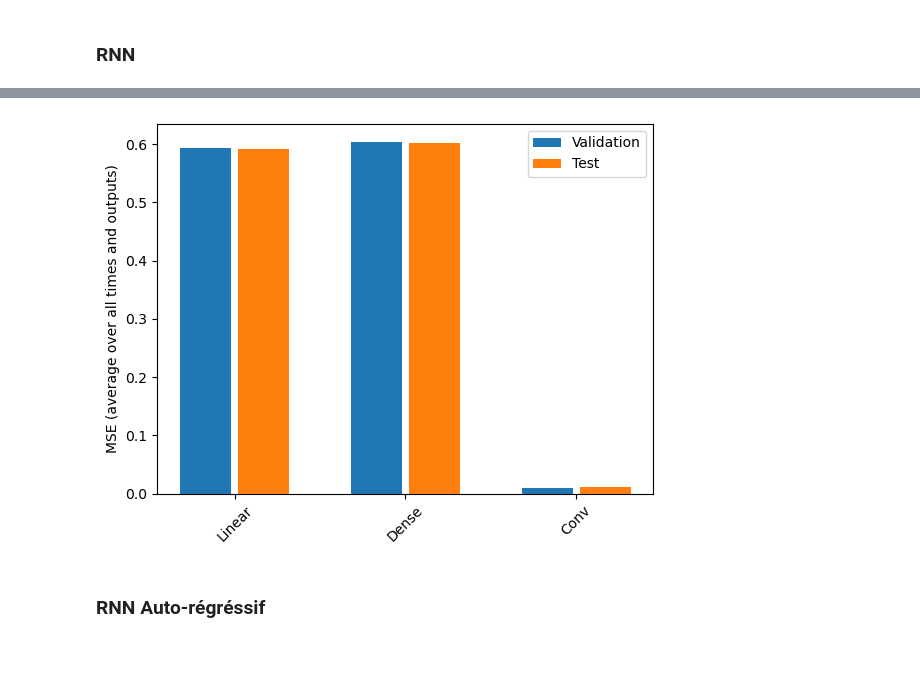
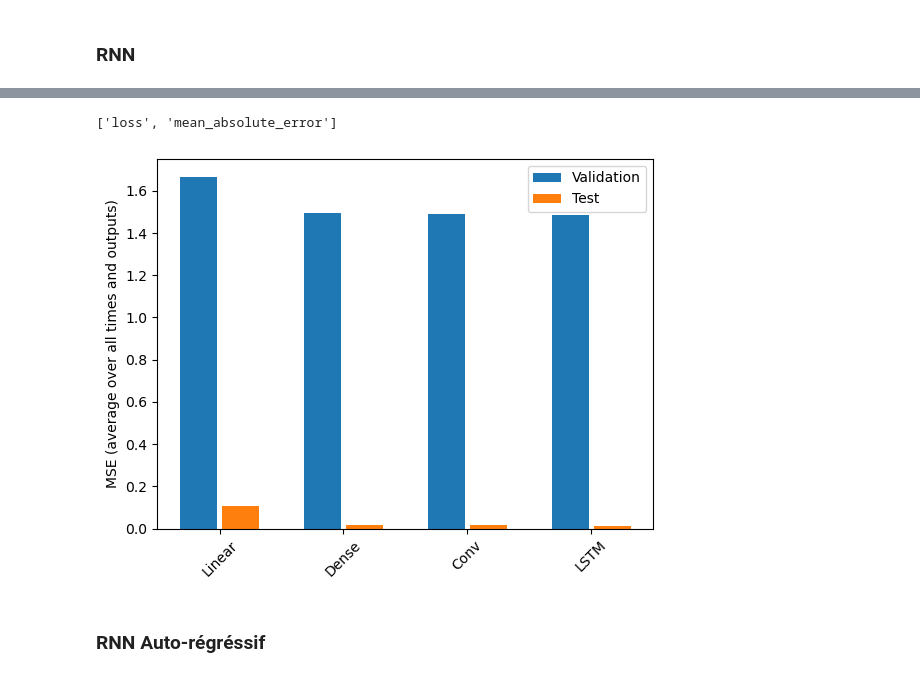
Before and after one commit to AlexandreThomassin/PIIA-Marees, a Jupyter notebook: Prédictions Loire/Multi-Step Model.ipynb, the cells around one changed output, grey strips where cells are left out. Drawn from its saved outputs; the diff is of its cells as text; code cells hidden in the pictures.

```diff
--- a/Prédictions Loire/Multi-Step Model.ipynb
+++ b/Prédictions Loire/Multi-Step Model.ipynb
@@ -46,8 +70,8 @@ print(df)
 # %%
-values = df.loc[df["Source"] == 3]
+values = df
 #values.pop('Source')
 #date_time = pandas.to_datetime(values.pop('Date'), format='%d/%m/%Y %H:%M:%S')
 #values["Time"] = [(i)*10 for i in range(len(values))]
 #values.drop('Source', axis = 1, inplace = True)
 #values['Valeur'] = values['Valeur'].transform(lambda x: int(1000*x))
-print(values)
+#print(values)
@@ -421,7 +490,7 @@ multi_dense_model = tf.keras.Sequential([
     # Shape [batch, time, features] => [batch, 1, features]
     tf.keras.layers.Lambda(lambda x: x[:, -1:, :]),
     # Shape => [batch, 1, dense_units]
-    tf.keras.layers.Dense(512, activation='relu'),
+    tf.keras.layers.Dense(128, activation='relu'),
     # Shape => [batch, out_steps*features]
     tf.keras.layers.Dense(OUT_STEPS*num_features,
                           kernel_initializer=tf.initializers.zeros()),
@@ -431,8 +500,9 @@ multi_dense_model = tf.keras.Sequential([
 
 history = compile_and_fit(multi_dense_model, multi_window)
 
-IPython.display.clear_output()
-multi_val_performance['Dense'] = multi_dense_model.evaluate(multi_window.val)
-multi_performance['Dense'] = multi_dense_model.evaluate(multi_window.test, verbose=0)
-multi_window.plot(multi_dense_model)
+print("Evaluate Validation set")
+multi_val_performance['Dense'] = multi_dense_model.evaluate(multi_window.val, callbacks=[tqdm_callback], verbose=0)
+print("Evaluate Test set")
+dense_test = multi_dense_model.evaluate(multi_window.test, callbacks=[tqdm_callback], verbose=0)
+multi_performance['Dense'] = dense_test
 # %% [output]
@@ -446,19 +545,19 @@ multi_conv_model = tf.keras.Sequential([
     # Shape [batch, time, features] => [batch, CONV_WIDTH, features]
     tf.keras.layers.Lambda(lambda x: x[:, -3:, :]),
     # Shape => [batch, 1, conv_units]
-    tf.keras.layers.Conv1D(128, activation='relu', kernel_size=(3)),
+    tf.keras.layers.Conv1D(64, activation='relu', kernel_size=(3)),
     # Shape => [batch, 1,  out_steps*features]
     tf.keras.layers.Dense(OUT_STEPS*num_features,
                           kernel_initializer=tf.initializers.zeros()),
     # Shape => [batch, out_steps, features]
-    tf.keras.layers.Reshape([10, 2])
+    tf.keras.layers.Reshape([OUT_STEPS, num_features])
 ])
 
 history = compile_and_fit(multi_conv_model, multi_window)
 
-IPython.display.clear_output()
-
-multi_val_performance['Conv'] = multi_conv_model.evaluate(multi_window.val)
-multi_performance['Conv'] = multi_conv_model.evaluate(multi_window.test, verbose=0)
-multi_window.plot(multi_conv_model)
+print("Evaluate Validation set")
+multi_val_performance['Conv'] = multi_conv_model.evaluate(multi_window.val, callbacks=[tqdm_callback], verbose=0)
+print("Evaluate Test set")
+cnn_test = multi_conv_model.evaluate(multi_window.test, callbacks=[tqdm_callback], verbose=0)
+multi_performance['Conv'] = cnn_test
 # %% [output]
@@ -489,7 +612,7 @@ INFO:tensorflow:Assets written to: models/MultiCNN/assets
 multi_lstm_model = tf.keras.Sequential([
     # Shape [batch, time, features] => [batch, lstm_units].
     # Adding more `lstm_units` just overfits more quickly.
-    tf.keras.layers.LSTM(32, return_sequences=False),
+    tf.keras.layers.LSTM(64, return_sequences=False),
     # Shape => [batch, out_steps*features].
     tf.keras.layers.Dense(OUT_STEPS*num_features,kernel_initializer=tf.initializers.zeros()),
     # Shape => [batch, out_steps, features].
@@ -498,10 +621,10 @@ multi_lstm_model = tf.keras.Sequential([
 
 history = compile_and_fit(multi_lstm_model, multi_window)
 
-IPython.display.clear_output()
-
-multi_val_performance['LSTM'] = multi_lstm_model.evaluate(multi_window.val)
-multi_performance['LSTM'] = multi_lstm_model.evaluate(multi_window.test, verbose=0)
-multi_window.plot(multi_lstm_model)
+print("Evaluate Validation set")
+multi_val_performance['LSTM'] = multi_lstm_model.evaluate(multi_window.val, callbacks=[tqdm_callback], verbose=0)
+print("Evaluate Test set")
+lstm_test = multi_lstm_model.evaluate(multi_window.test, callbacks=[tqdm_callback], verbose=0)
+multi_performance['LSTM'] = lstm_test
 # %% [output]
 Epoch 1/50
@@ -528,20 +663,23 @@ multi_lstm_model.save('models/multi_lstm_model.h5')
 # %%
 x = np.arange(len(multi_performance))
 width = 0.3
 
+print(multi_dense_model.metrics_names)
+
 metric_name = 'mean_squared_error'
-metric_index = multi_dense_model.metrics_names.index('mean_squared_error')
+metric_index = multi_dense_model.metrics_names.index('loss')
 val_mae = [v[metric_index] for v in multi_val_performance.values()]
 test_mae = [v[metric_index] for v in multi_performance.values()]
 
 plt.bar(x - 0.17, val_mae, width, label='Validation')
 plt.bar(x + 0.17, test_mae, width, label='Test')
 plt.xticks(ticks=x, labels=multi_performance.keys(),
            rotation=45)
 plt.ylabel(f'MSE (average over all times and outputs)')
 _ = plt.legend()
 # %% [output]
+['loss', 'mean_absolute_error']
-[figure, old version]
+[figure, new version]
 # %% [markdown]
 ### RNN Auto-régréssif
 # %%
```
Also changed, not shown: parts of 34 cells of this notebook, 31 other files.
